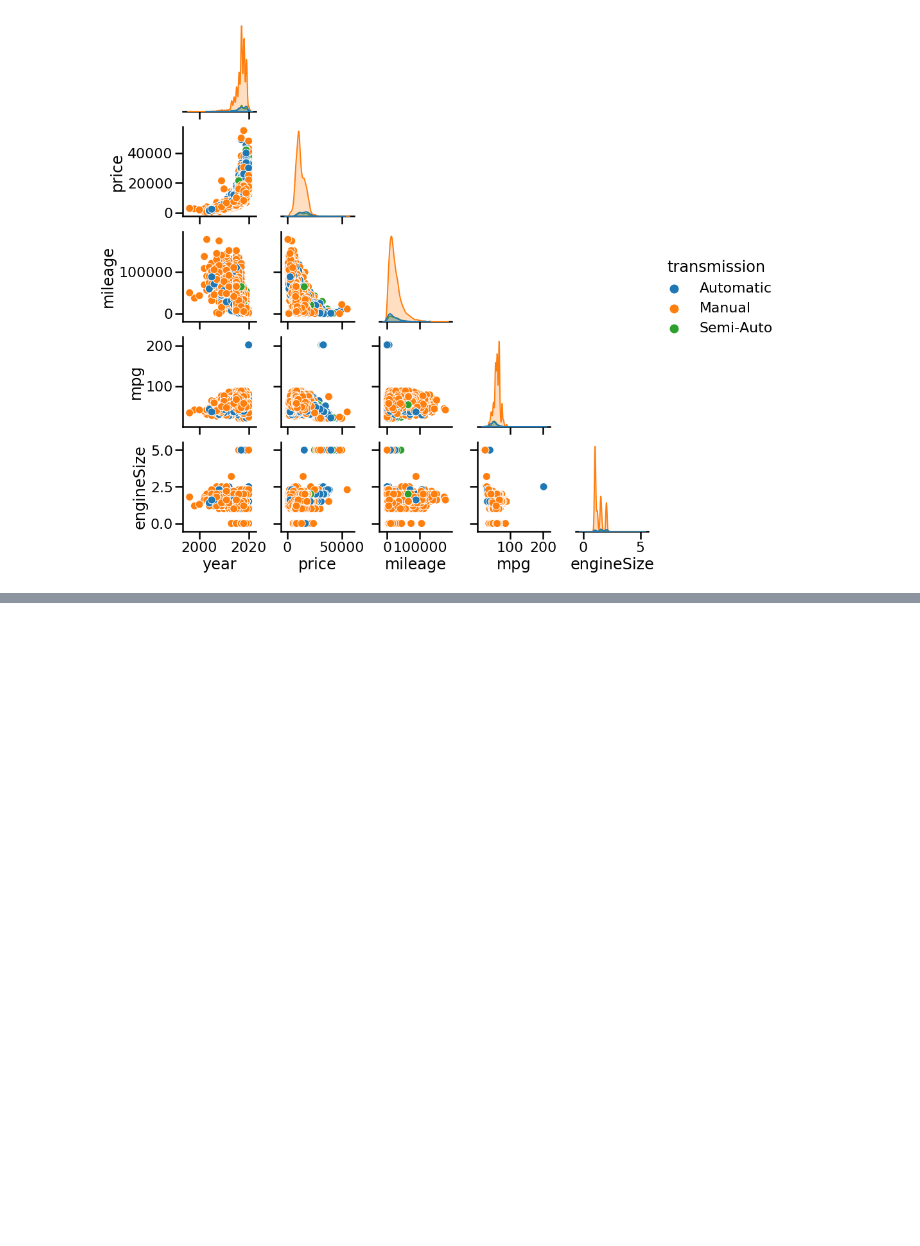
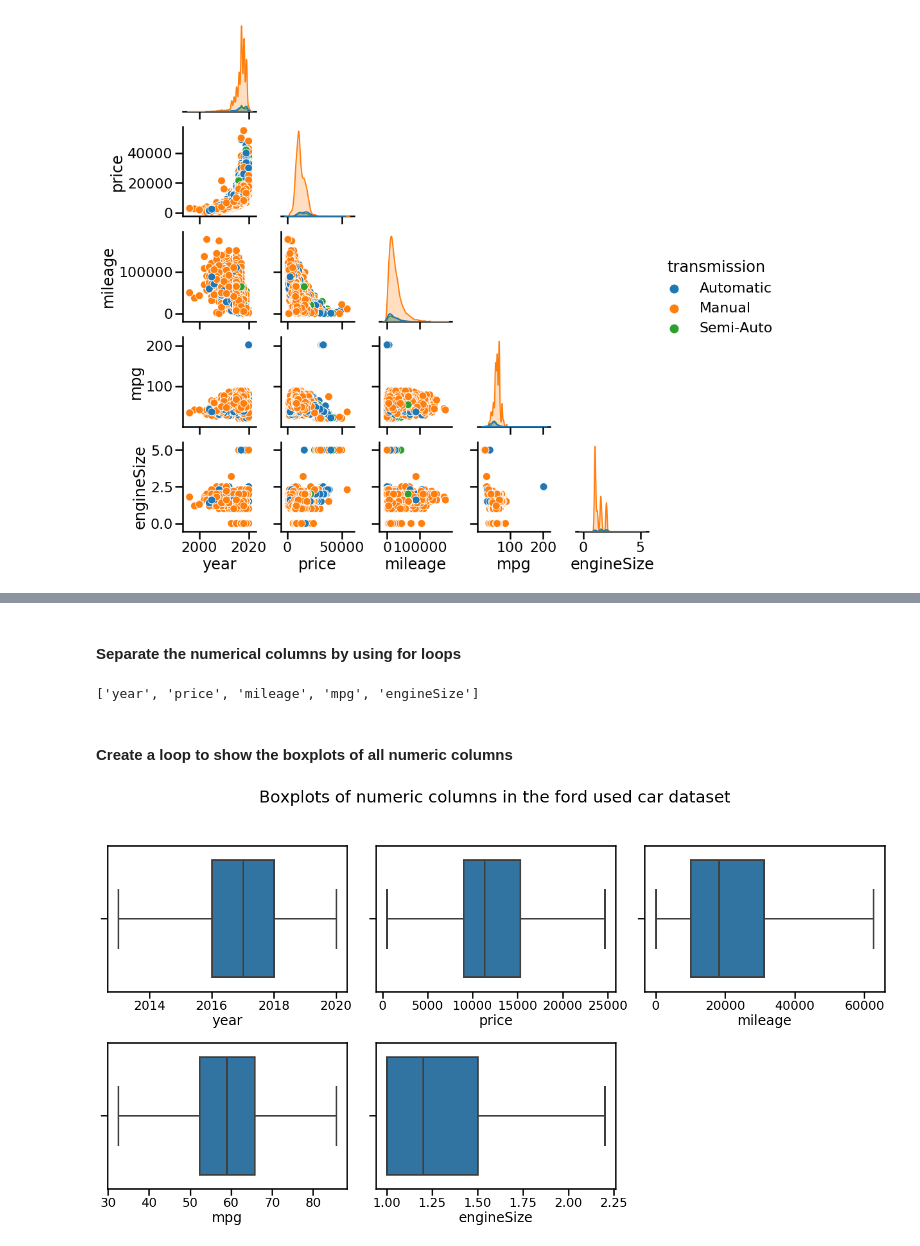
Before and after one commit to Mahmudul-UD/Used_Cars_Analysis, a Jupyter notebook: ford_used_car_analysis.ipynb, the cells around one changed output, grey strips where cells are left out. Drawn from its saved outputs; the diff is of its cells as text; code cells hidden in the pictures; blank space fills up the shorter version.

```diff
--- a/ford_used_car_analysis.ipynb
+++ b/ford_used_car_analysis.ipynb
@@ -382,0 +495,29 @@ plt.show()
+# %% [markdown]
+#### Separate the numerical columns by using for loops
+# %%
+num_cols = []
+
+for col in df.columns:
+    if df[col].dtypes != "O":
+        num_cols.append (col)
+        #print (num_cols)
+
+print (num_cols)
+# %% [output]
+['year', 'price', 'mileage', 'mpg', 'engineSize']
+# %% [markdown]
+#### Create a loop to show the boxplots of all numeric columns
+# %%
+plt.figure (figsize = (20,10)) #in figsize width, height
+
+for index in range (len(num_cols)):
+    #print ("index = ", index, "position = ", index+1, "column name = ", num_cols[index])
+
+    plt.subplot (2,3,index+1) #row, column, position
+    sns.boxplot (x = num_cols[index], data =df, showfliers = False )
+
+plt.suptitle ("Boxplots of numeric columns in the ford used car dataset", y = 1.1)
+plt.tight_layout()
+plt.show()
+# %% [output]
+[figure, added]
```
Also changed, not shown: parts of 28 cells of this notebook.
